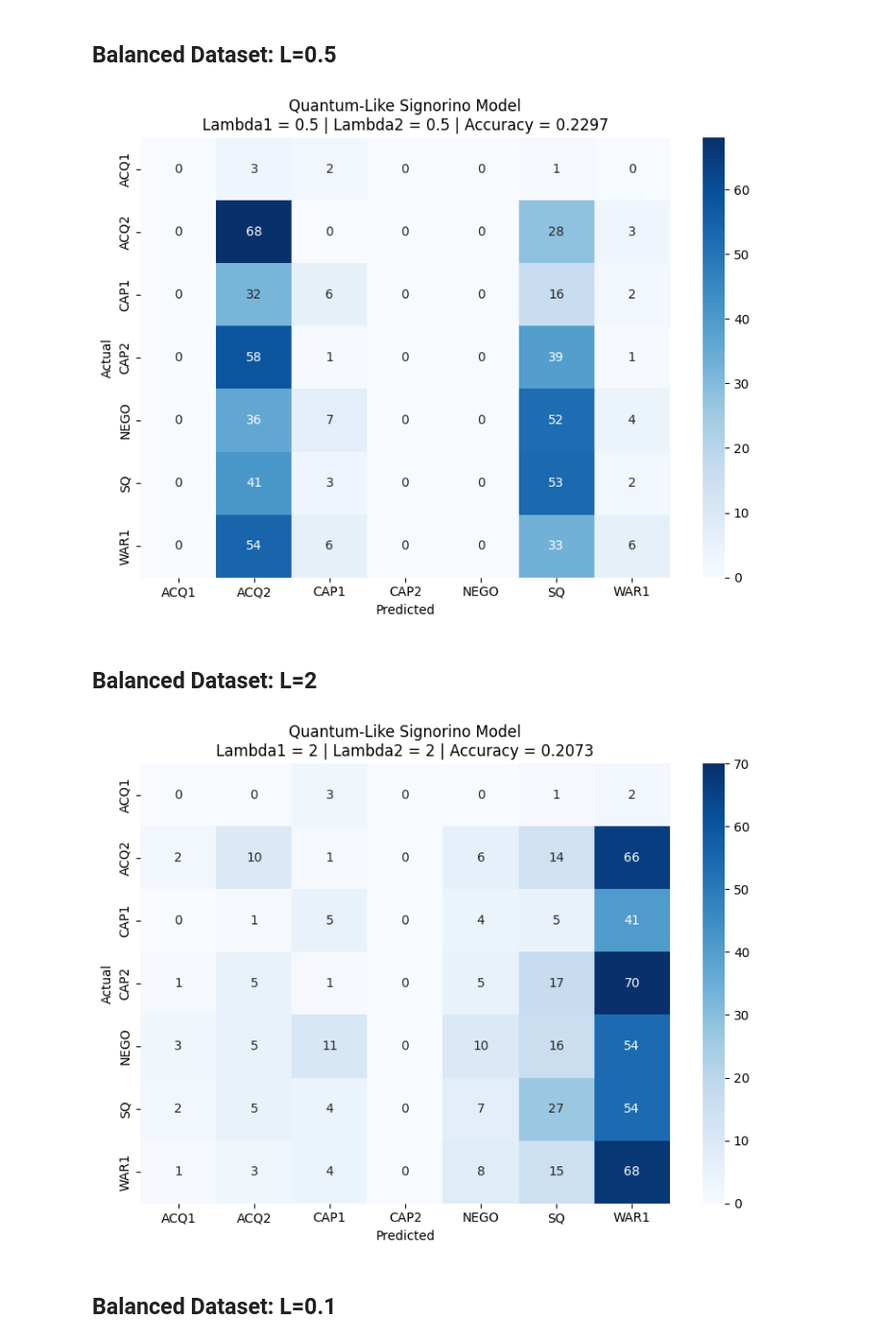
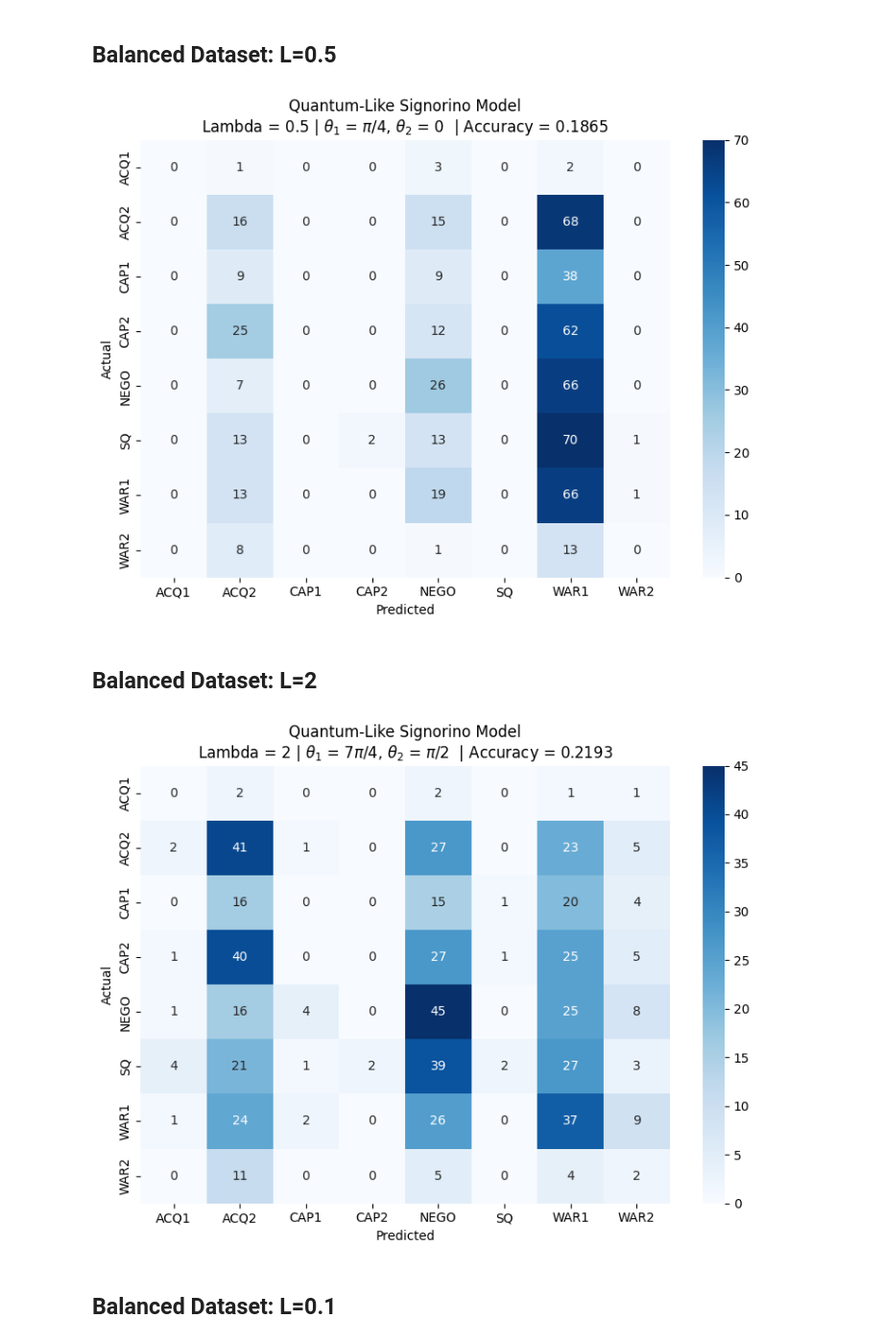
Before and after one commit to catarina-moreira/quantum_international_interaction_game, a Jupyter notebook: confusion_matrix_generator.ipynb, the cells around one changed output. Shown at 96% size. Drawn from its saved outputs; the diff is of its cells as text; code cells hidden in the pictures.

```diff
--- a/confusion_matrix_generator.ipynb
+++ b/confusion_matrix_generator.ipynb
@@ -199,55 +264,63 @@ plt.show()
 # %%
 
 conf_matrix = np.array([
- [0, 3, 2, 0, 0, 1, 0],
- [0, 68, 0, 0, 0, 28, 3],
- [0, 32, 6, 0, 0, 16, 2],
- [0, 58, 1, 0, 0, 39, 1],
- [0, 36, 7, 0, 0, 52, 4],
- [0, 41, 3, 0, 0, 53, 2],
- [0, 54, 6, 0, 0, 33, 6]
+[0, 1, 0, 0, 3, 0, 2, 0],
+ [0, 16, 0, 0, 15, 0, 68, 0],
+ [0, 9, 0, 0, 9, 0, 38, 0],
+ [0, 25, 0, 0, 12, 0, 62, 0],
+ [0, 7, 0, 0, 26, 0, 66, 0],
+ [0, 13, 0, 2, 13, 0, 70, 1],
+ [0, 13, 0, 0, 19, 0, 66, 1],
+ [0, 8, 0, 0, 1, 0, 13, 0]
 ])
 
-labels = ['ACQ1', 'ACQ2', 'CAP1', 'CAP2', 'NEGO', 'SQ', 'WAR1']
+labels = ['ACQ1', 'ACQ2', 'CAP1', 'CAP2', 'NEGO', 'SQ', 'WAR1', 'WAR2']
 
 plt.figure(figsize=(8, 6))
 sns.heatmap(conf_matrix, annot=True, fmt='d', cmap='Blues',
             xticklabels=labels, yticklabels=labels, cbar=True)
 
-plt.title("Quantum-Like Signorino Model\nLambda1 = 0.5 | Lambda2 = 0.5 | Accuracy = 0.2297")
+plt.title(r"Quantum-Like Signorino Model" + "\n" + r"Lambda = 0.5 | $\theta_1$ = $\pi/4$, $\theta_2$ = $0$  | Accuracy = 0.1865")
 plt.xlabel("Predicted")
 plt.ylabel("Actual")
 plt.tight_layout()
+
+plt.savefig('cm_QL_signorino_l_0.5.png', dpi=300, bbox_inches='tight')
+
 plt.show()
 # %% [output]
-[figure, old version]
+[figure, new version]
 # %% [markdown]
 ## Balanced Dataset: L=2
 # %%
 
 conf_matrix = np.array([
- [0, 0, 3, 0, 0, 1, 2],
- [2, 10, 1, 0, 6, 14, 66],
- [0, 1, 5, 0, 4, 5, 41],
- [1, 5, 1, 0, 5, 17, 70],
- [3, 5, 11, 0, 10, 16, 54],
- [2, 5, 4, 0, 7, 27, 54],
- [1, 3, 4, 0, 8, 15, 68]
+[0, 2, 0, 0, 2, 0, 1, 1],
+ [2, 41, 1, 0, 27, 0, 23, 5],
+ [0, 16, 0, 0, 15, 1, 20, 4],
+ [1, 40, 0, 0, 27, 1, 25, 5],
+ [1, 16, 4, 0, 45, 0, 25, 8],
+ [4, 21, 1, 2, 39, 2, 27, 3],
+ [1, 24, 2, 0, 26, 0, 37, 9],
+ [0, 11, 0, 0, 5, 0, 4, 2]
 ])
 
-labels = ['ACQ1', 'ACQ2', 'CAP1', 'CAP2', 'NEGO', 'SQ', 'WAR1']
+labels = ['ACQ1', 'ACQ2', 'CAP1', 'CAP2', 'NEGO', 'SQ', 'WAR1', 'WAR2']
 
 plt.figure(figsize=(8, 6))
 sns.heatmap(conf_matrix, annot=True, fmt='d', cmap='Blues',
             xticklabels=labels, yticklabels=labels, cbar=True)
 
-plt.title("Quantum-Like Signorino Model\nLambda1 = 2 | Lambda2 = 2 | Accuracy = 0.2073")
+plt.title(r"Quantum-Like Signorino Model" + "\n" + r"Lambda = 2 | $\theta_1$ = $7\pi/4$, $\theta_2$ = $\pi/2$  | Accuracy = 0.2193")
 plt.xlabel("Predicted")
 plt.ylabel("Actual")
 plt.tight_layout()
+
+plt.savefig('cm_QL_signorino_l_2.png', dpi=300, bbox_inches='tight')
+
 plt.show()
 # %% [output]
-[figure, old version]
+[figure, new version]
 # %% [markdown]
 ## Balanced Dataset: L=0.1
 # %%
```
Also changed, not shown: parts of 34 cells of this notebook, 27 other files.
